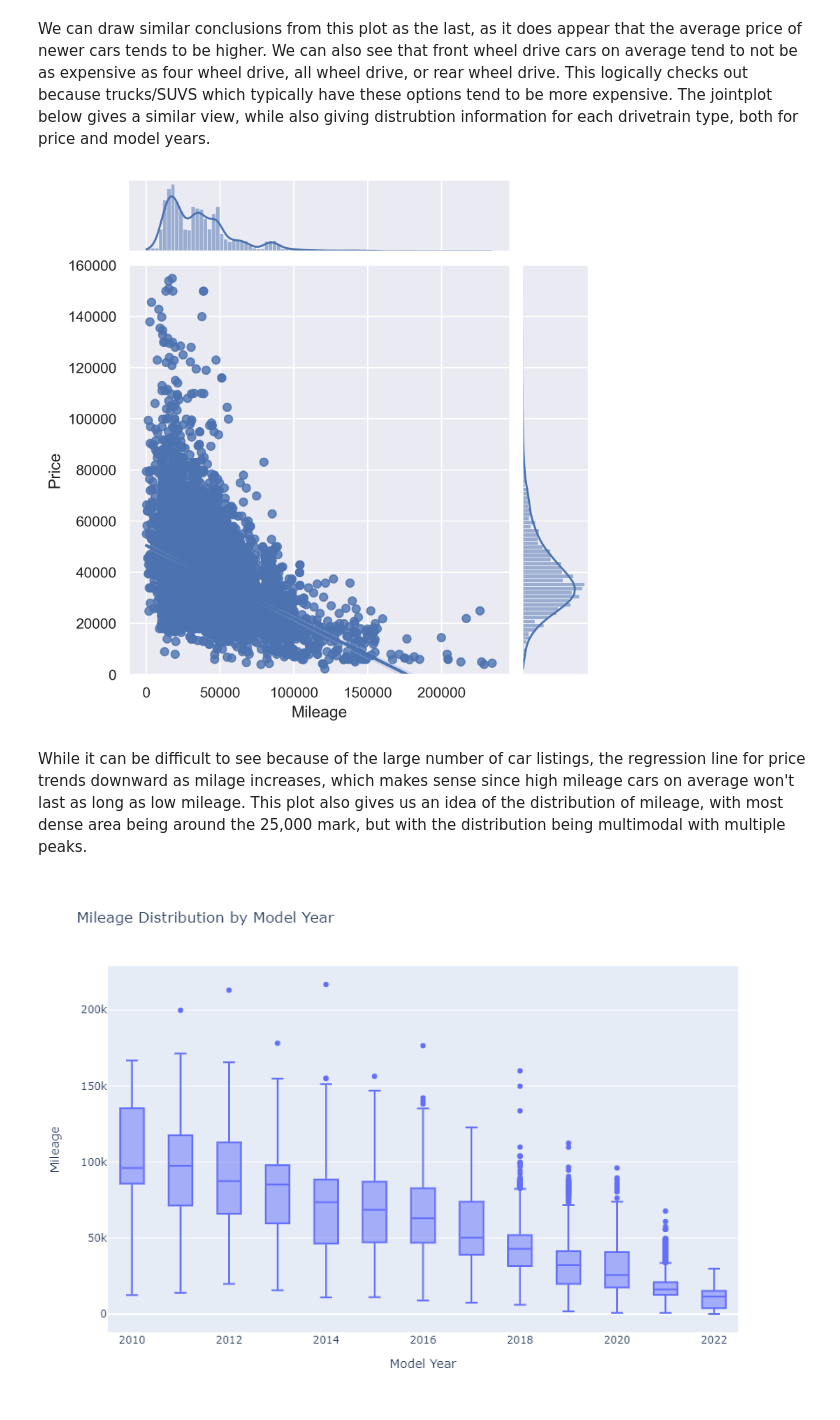
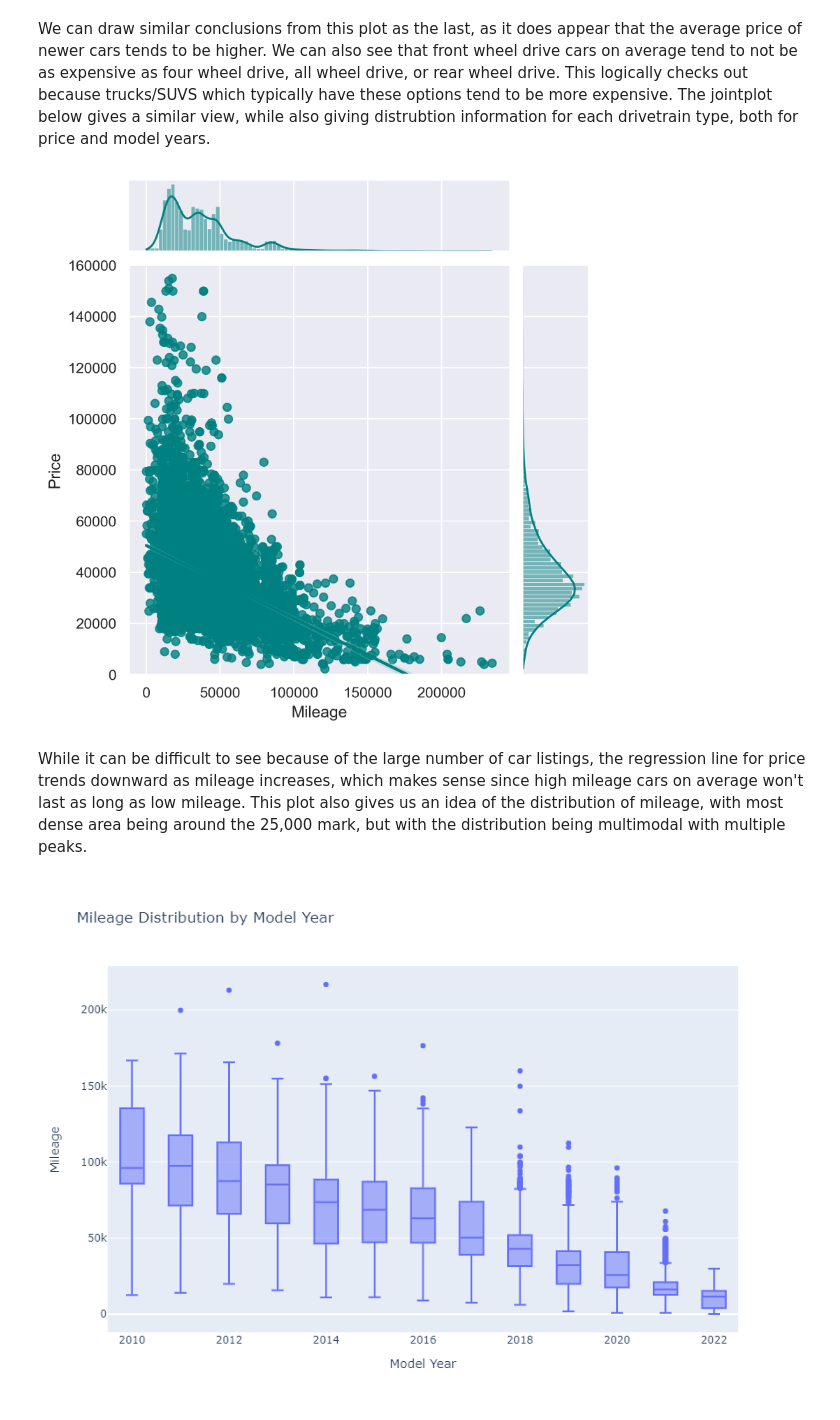
Before and after one commit to mpicard27/Picard-Portfolio-Project, a Jupyter notebook: Used_Car_Analysis.ipynb, the cells around one changed output. Cells and saved outputs as stored; diff of their text form; code cells hidden in the pictures.

```diff
--- a/Used_Car_Analysis.ipynb
+++ b/Used_Car_Analysis.ipynb
@@ -389,15 +390,15 @@ We can draw similar conclusions from this plot as the last, as it does appear th
 # %%
 #Make a jointplot with price by mileage, include a regression line
 plt.rcParams['figure.dpi'] = 300
 plt.rcParams['savefig.dpi'] = 300
 plt.rcParams['font.family'] = 'Source Sans Pro'
 ax = sns.set_palette('deep')
 sns.set_theme(style="darkgrid")
-ax = sns.jointplot(data = cars_data, x = 'Mileage', y = 'Price', ylim = (0, 160000), kind = 'reg')
+ax = sns.jointplot(data = cars_data, x = 'Mileage', y = 'Price', ylim = (0, 160000), kind = 'reg', color = 'teal')
 # %% [output]
-[figure, old version]
+[figure, new version]
 # %% [markdown]
-While it can be difficult to see because of the large number of car listings, the regression line for price trends downward as milage increases, which makes sense since high mileage cars on average won't last as long as low mileage.  This plot also gives us an idea of the distribution of mileage, with most dense area being around the 25,000 mark, but with the distribution being multimodal with multiple peaks.
+While it can be difficult to see because of the large number of car listings, the regression line for price trends downward as mileage increases, which makes sense since high mileage cars on average won't last as long as low mileage.  This plot also gives us an idea of the distribution of mileage, with most dense area being around the 25,000 mark, but with the distribution being multimodal with multiple peaks.
 # %%
 #Make mileage boxplots by model year, in both plotly and seaborn/matplotlib
 
```
Also changed, not shown: parts of 6 cells of this notebook.
